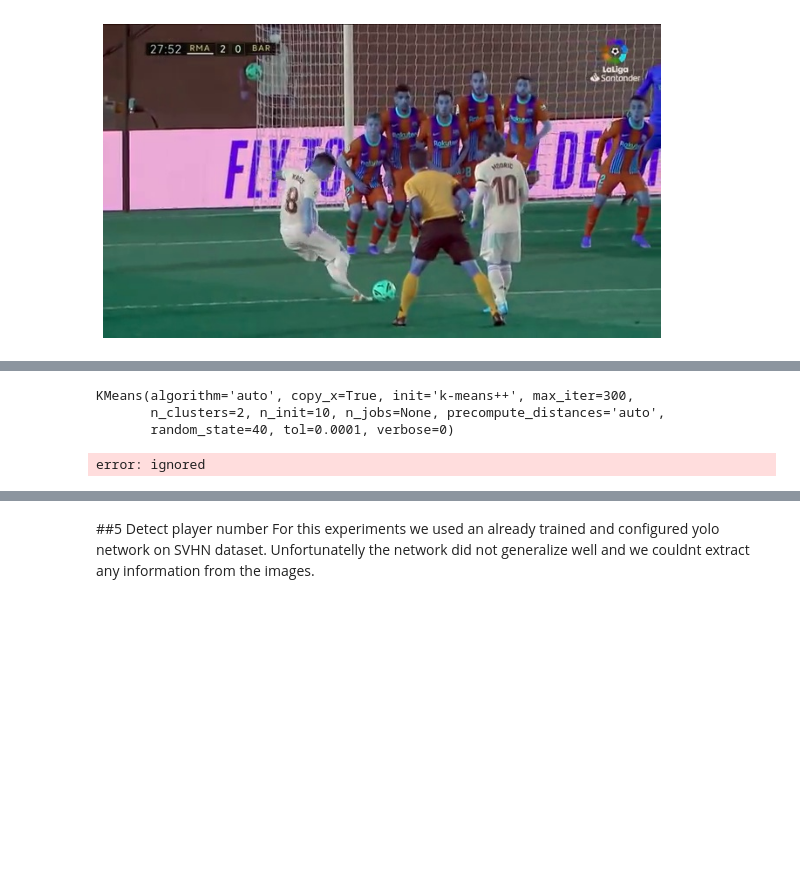
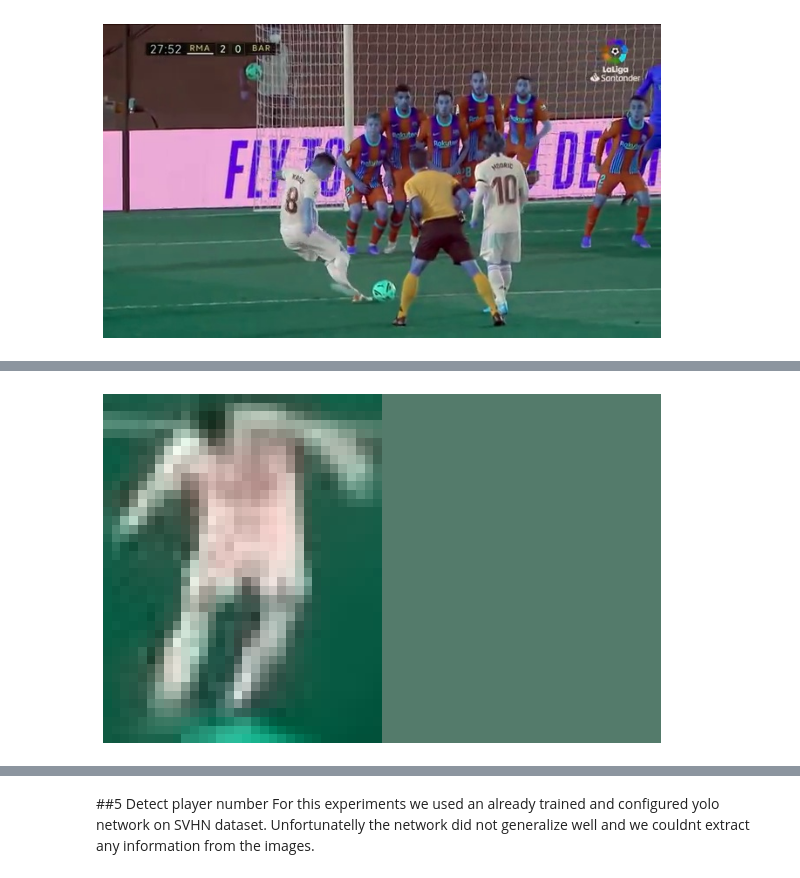
Before and after one commit to teoad95/Sport-analytics, a Jupyter notebook: Football_analytics.ipynb, the cells around one changed output, grey strips where cells are left out. Cells and saved outputs as stored; diff of their text form; code cells hidden in the pictures; blank space fills up the shorter version.

```diff
--- a/Football_analytics.ipynb
+++ b/Football_analytics.ipynb
@@ -337,2 +319,19 @@ We'll find the average of the colors for each image and then we will cluster the
+# %%
+players = []
+# %%
+original_image = cv2.imread(image_location3)
+boxes.assign(Name='image')
+for i, b in boxes.iterrows():
+    #boxes.insert(i, 'image', res_bgr[int(b['ymin']):int(b['ymax']), int(b['xmin']):int(b['xmax'])])
+    players.append(original_image[int(b['ymin']):int(b['ymax']), int(b['xmin']):int(b['xmax'])])
+boxes['image'] = players
+# %%
+height, width, _ = np.shape(boxes['image'][1])
+int_averages = extract_average_color(boxes['image'][1])
+average_image = np.zeros((height, width, 3), np.uint8)
+average_image[:] = int_averages
+plot_image(np.hstack([boxes['image'][1], average_image]))
+# %% [output]
+[figure, added]
 # %%
 from sklearn.cluster import KMeans
@@ -349,8 +338,5 @@ def extract_average_color(img):
 # %%
-features = [extract_average_color(player) for player in players]
+features = [extract_average_color(b.image) for i,b in boxes.iterrows()]
 clusters = KMeans(2, random_state= 40)
-clusters.fit(features)
+clustering_results = clusters.fit_predict(features)
+boxes['team'] = clustering_results
-# %% [output]
-KMeans(algorithm='auto', copy_x=True, init='k-means++', max_iter=300,
-       n_clusters=2, n_init=10, n_jobs=None, precompute_distances='auto',
-       random_state=40, tol=0.0001, verbose=0)
@@ -413,4 +342,0 @@ def plot_boxes_with_predictions(new_image):
-# %%
-plot_boxes_with_predictions(image_with_players_classified)
-# %% [output]
-error: ignored
```
Also changed, not shown: parts of 26 cells of this notebook.
